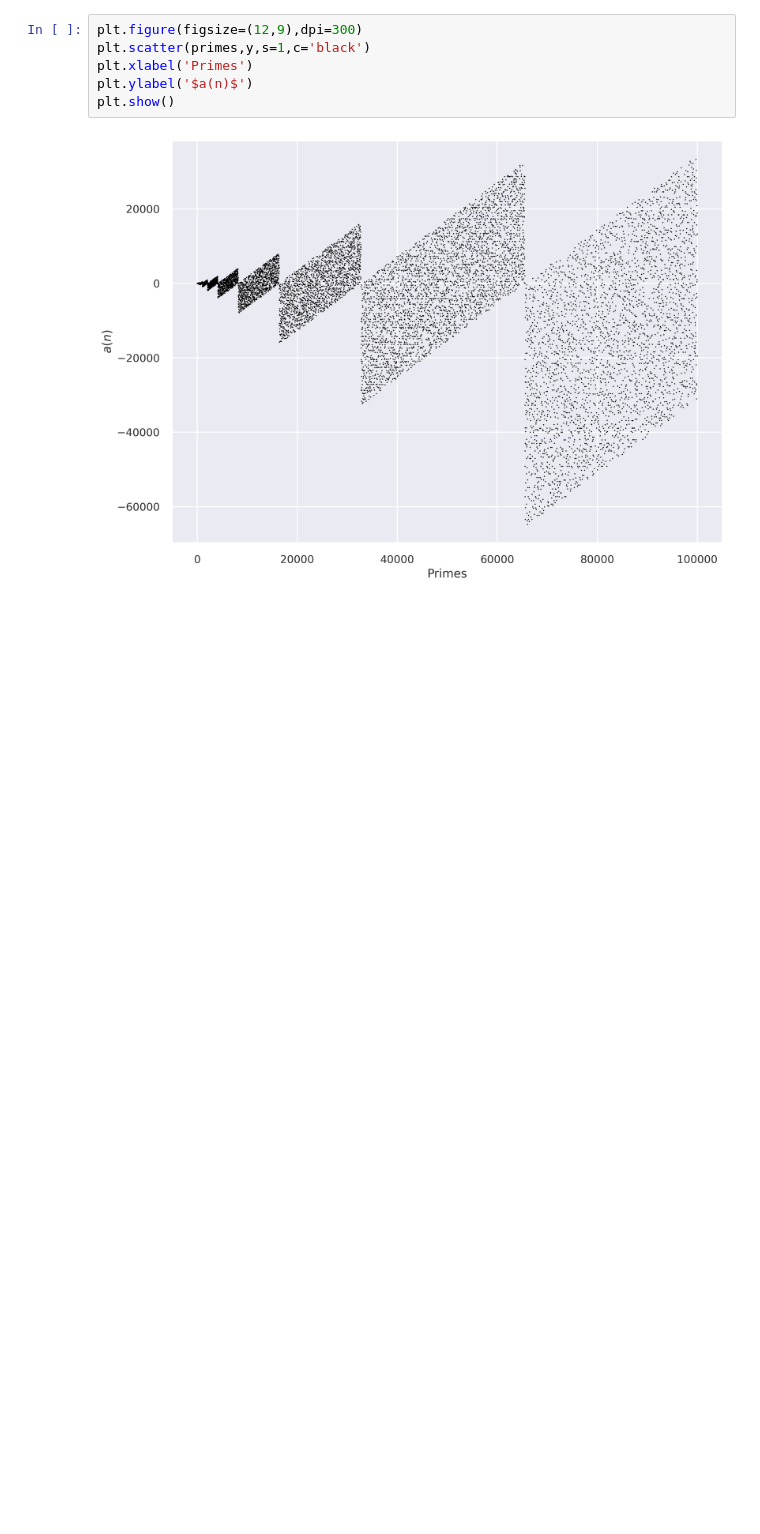
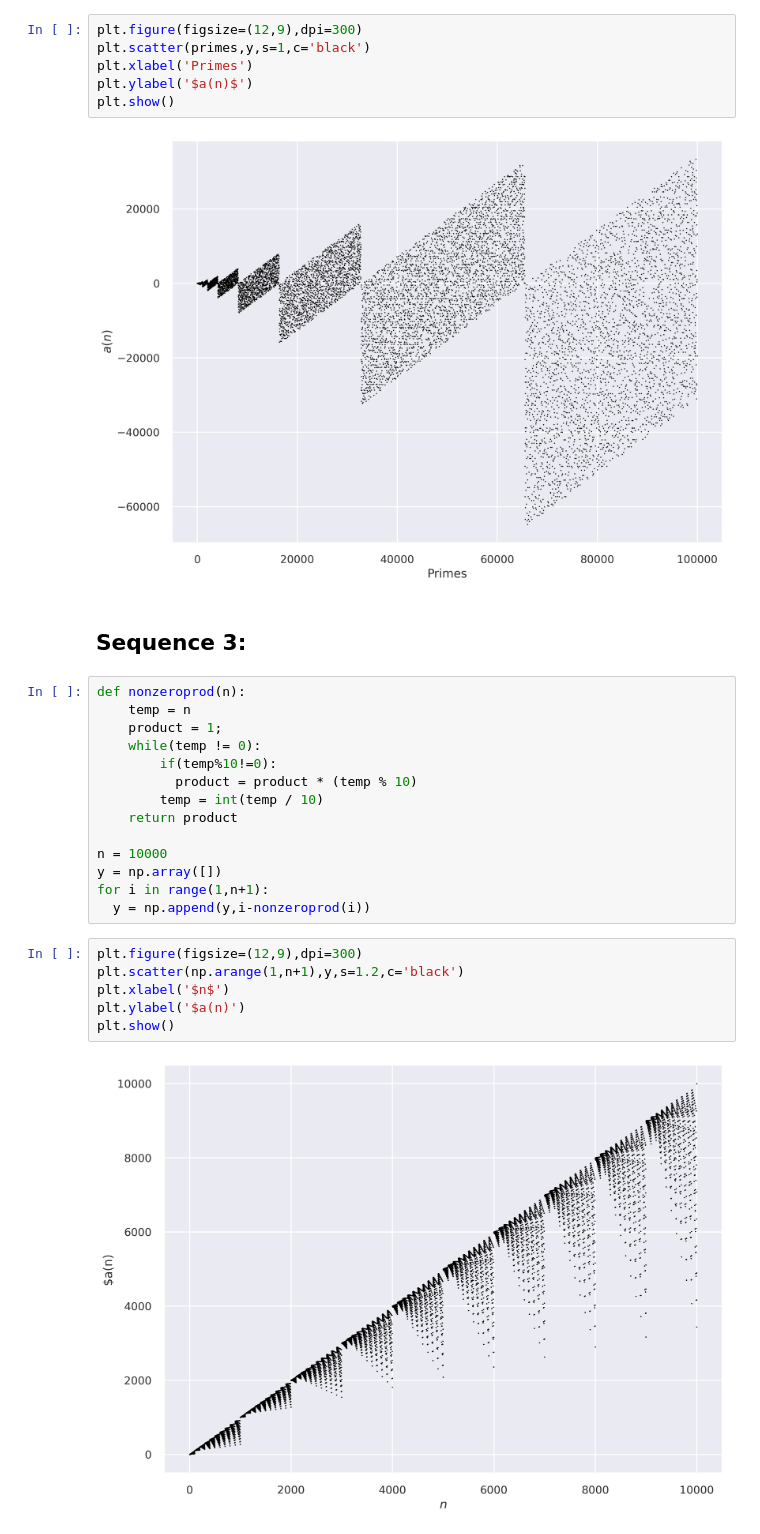
Before and after one commit to arnav257/Math, a Jupyter notebook: Sequences.ipynb, the cells around one changed output. Saved outputs shown, nothing was run; the diff lists cells and outputs as text; blank space fills up the shorter version.

```diff
--- a/Sequences.ipynb
+++ b/Sequences.ipynb
@@ -74,3 +74,27 @@ plt.ylabel('$a(n)$')
 plt.show()
 # %% [output]
 [figure]
+# %% [markdown]
+## Sequence 3:
+# %%
+def nonzeroprod(n):
+    temp = n
+    product = 1;
+    while(temp != 0):
+        if(temp%10!=0):
+          product = product * (temp % 10)
+        temp = int(temp / 10)
+    return product
+
+n = 10000
+y = np.array([])
+for i in range(1,n+1):
+  y = np.append(y,i-nonzeroprod(i))
+# %%
+plt.figure(figsize=(12,9),dpi=300)
+plt.scatter(np.arange(1,n+1),y,s=1.2,c='black')
+plt.xlabel('$n$')
+plt.ylabel('$a(n)')
+plt.show()
+# %% [output]
+[figure, added]
```
